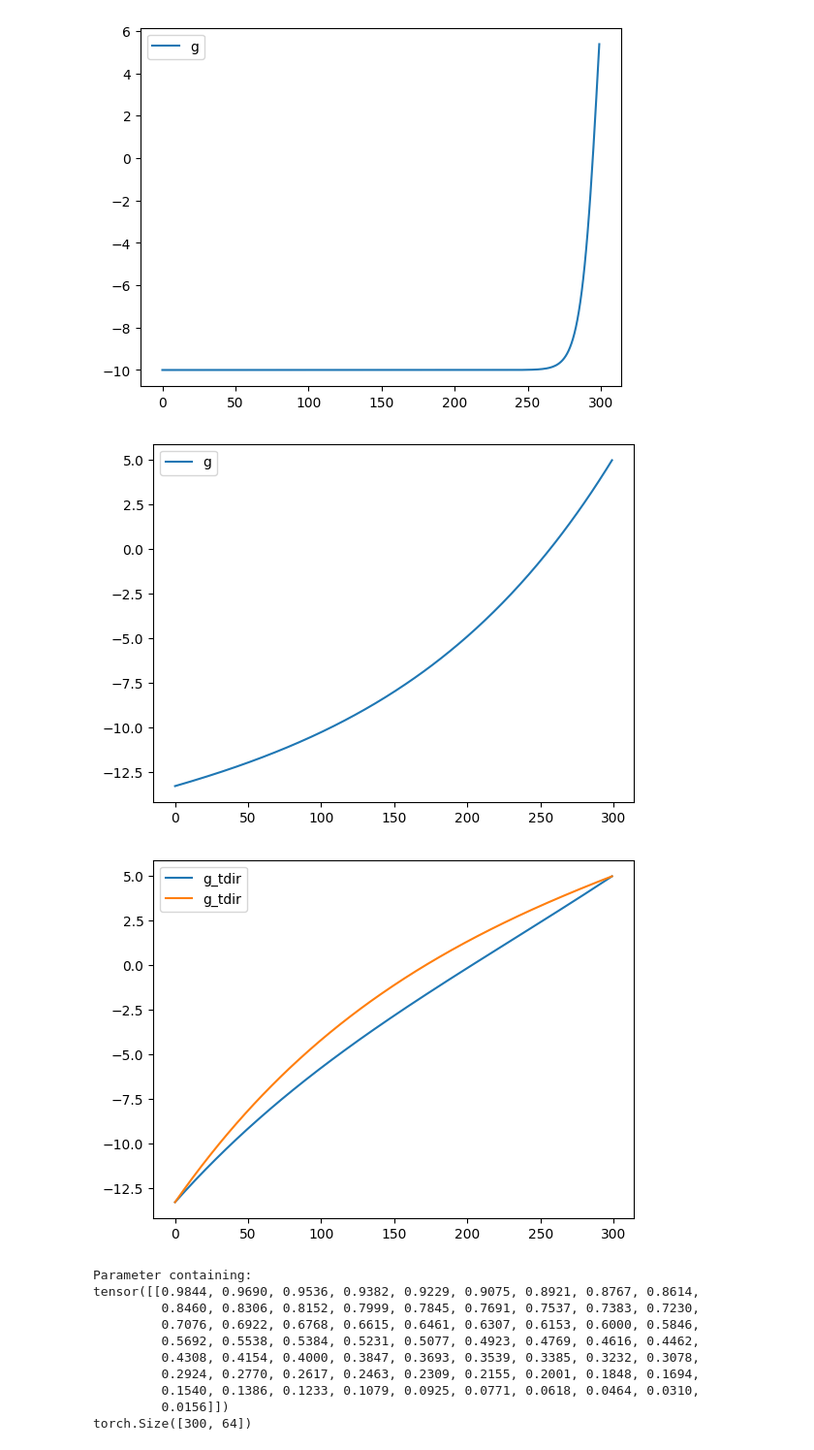
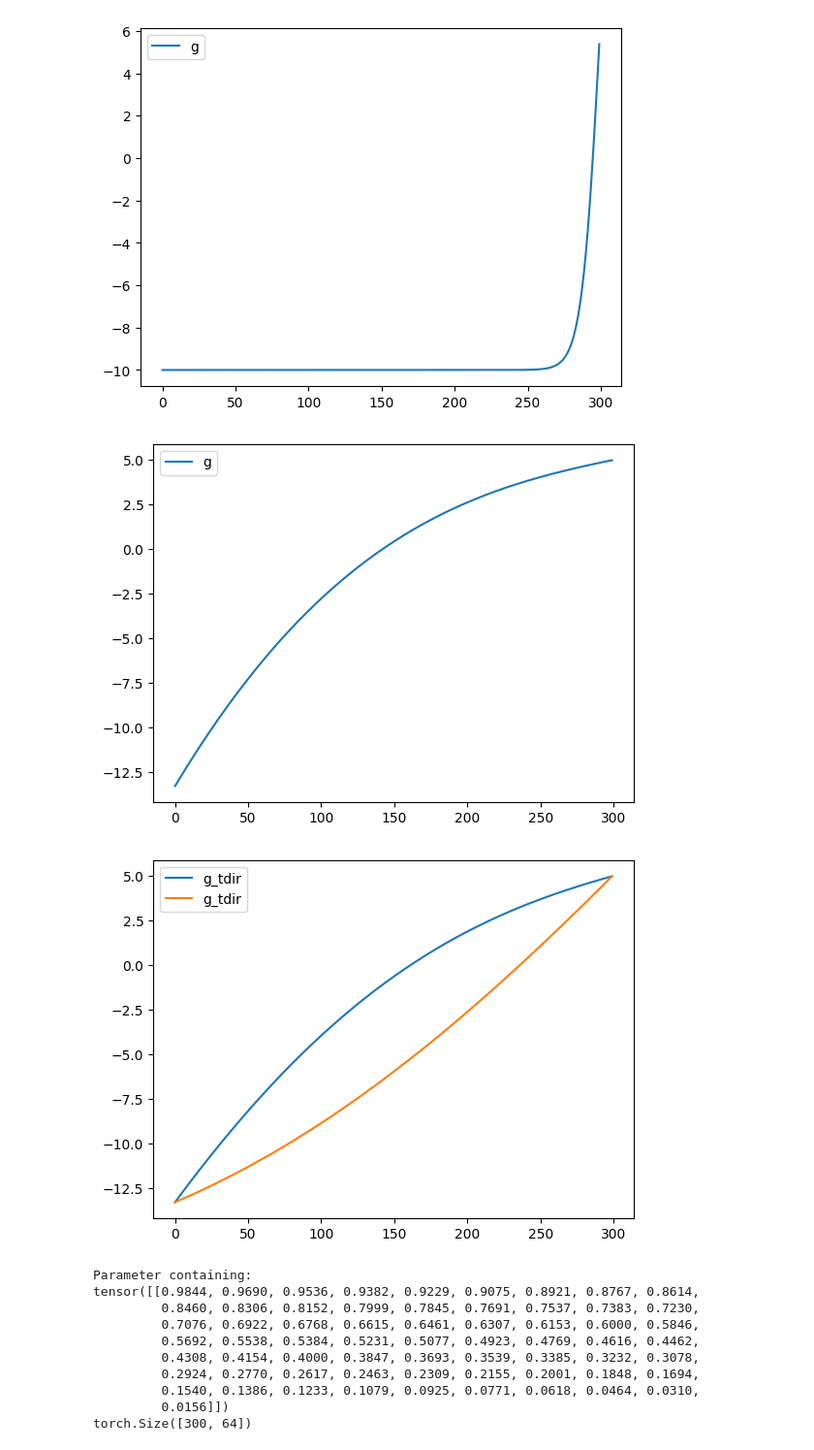
Before and after one commit to Nesta-gitU/discrete_diffusion, a Jupyter notebook: notebooks/ndm_parameterisation_modified (1).ipynb, the cells around one changed output. Shown at 97% size. Saved outputs shown, nothing was run; the diff lists cells and outputs as text; code cells hidden in the pictures.

```diff
--- a/notebooks/ndm_parameterisation_modified (1).ipynb
+++ b/notebooks/ndm_parameterisation_modified (1).ipynb
@@ -791,7 +791,8 @@ class GammaMuLAN(Gamma):
         return a, b, c
 
     def get_gamma(self, t):
-        a, b, c = self._compute_coefficients(t)
+        x = torch.ones_like(t)
+        a, b, c = self._compute_coefficients(x)
         gamma_flat = self._eval_polynomial(a, b, c, t)
         #shape should be bs=t.shape[0], gamma_shape
         #how do I append a value to the shape though?
@@ -843,13 +844,23 @@ with torch.no_grad():
     plt.legend()
     plt.show()
 # %% [output]
-[figure, old version]
+[figure, new version]
 # %%
 class GammaMuLANtDir(GammaMuLAN):
     #implement get_gamma and forward methods
 
     def __init__(self, config):
         super().__init__(config)
+
+    def get_gamma(self, t):
+        a, b, c = self._compute_coefficients(t)
+        gamma_flat = self._eval_polynomial(a, b, c, t)
+        #shape should be bs=t.shape[0], gamma_shape
+        #how do I append a value to the shape though?
+
+        gamma = gamma_flat.view(-1, *self.gamma_shape)
+        #print(gamma.shape, "gamma shape")
+        return gamma
 
     def forward(self, t):
         gamma, dgamma = t_dir(self.get_gamma, t)
@@ -861,34 +872,34 @@ class GammaMuLANtDir(GammaMuLAN):
     def sigma_2(g):
 
         vector = torch.sigmoid(g)
         sigma_2 = torch.diagonal
     """
 
 
 from types import SimpleNamespace
 
 mulan_config = SimpleNamespace(
                 gamma_shape=(2,),
                 seq_len= 1,
                 embedding_dim= 2,
                 gamma_min= -13.3,
                 gamma_max= 5.0
                 )
 
 gamma_here = GammaMuLANtDir(mulan_config)
 with torch.no_grad():
     t = torch.linspace(0, 1, 300)[:, None]
 
     g, dgmm = gamma_here(t)
     #print(dgmm)
 
     #plt.plot(dgmm, label='dg')
     plt.plot(g, label='g_tdir')
     plt.legend()
     plt.show()
     plt.close()
 # %% [output]
-[figure, old version]
+[figure, new version]
 # %%
 class GammaARReversed(Gamma):
     def __init__(self, config):
```
Also changed, not shown: parts of 4 cells of this notebook, 1 other file.
